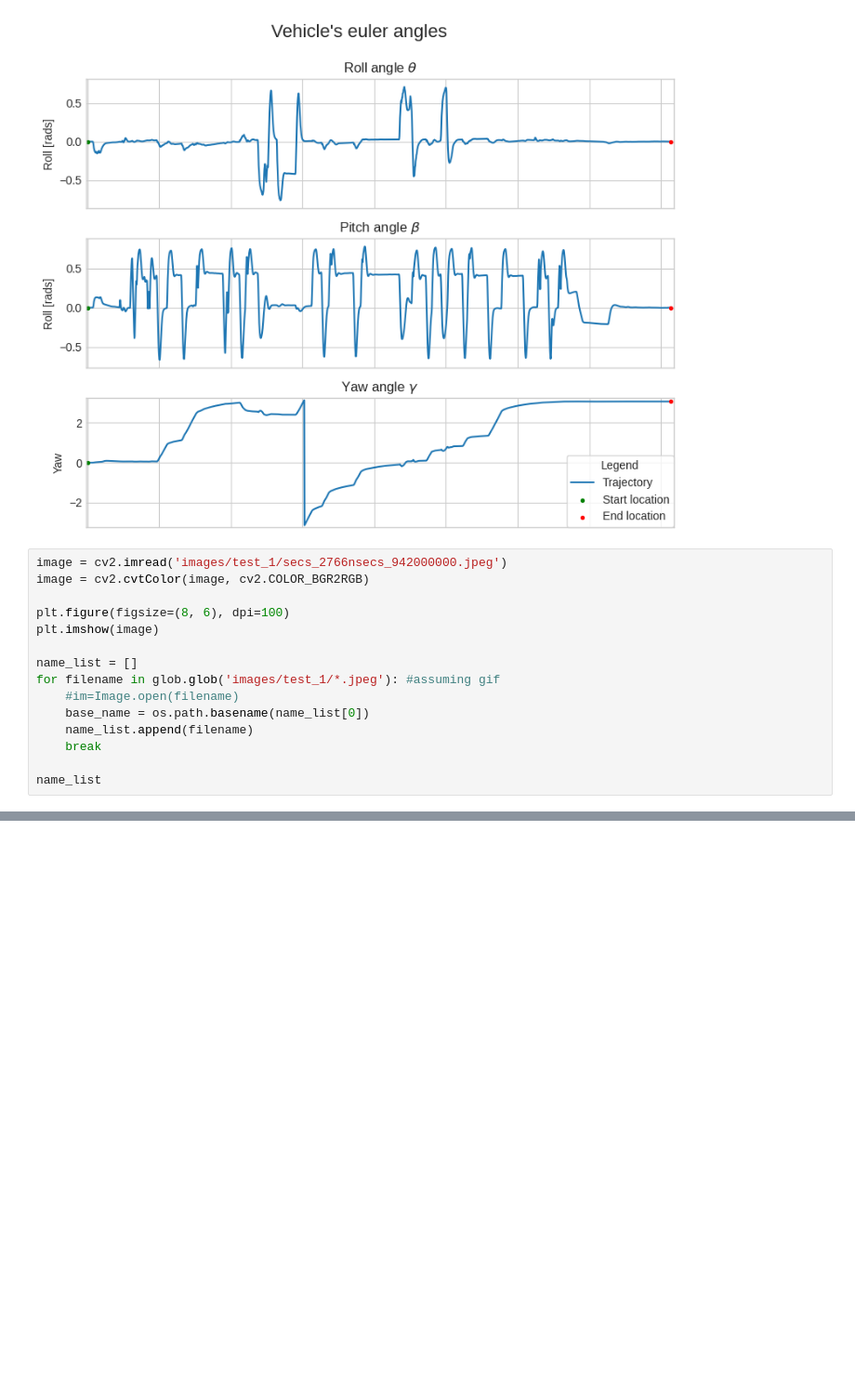
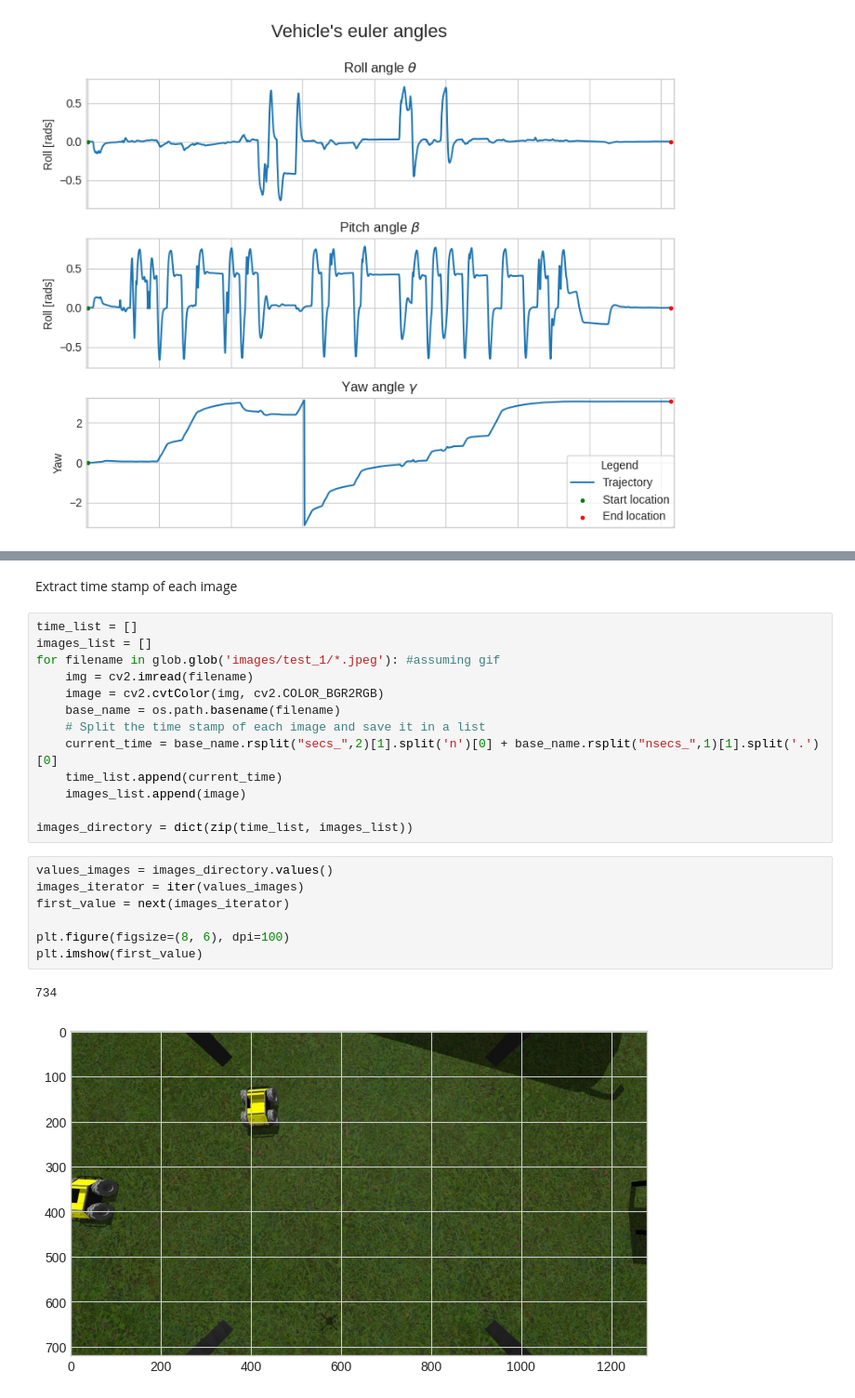
Before and after one commit to MikeS96/vio_quadrotor, a Jupyter notebook: VO.ipynb, the cells around one changed output, grey strips where cells are left out. Shown at 93% size. Saved outputs shown, nothing was run; the diff lists cells and outputs as text; blank space fills up the shorter version.

Commit message:
corrected typo in time stamp extraction

```diff
--- a/VO.ipynb
+++ b/VO.ipynb
@@ -407,18 +407,3 @@ def visualize_angles(rotations_df):
 visualize_angles(orientation)
 # %% [output]
 [figure]
-# %%
-image = cv2.imread('images/test_1/secs_2766nsecs_942000000.jpeg')
-image = cv2.cvtColor(image, cv2.COLOR_BGR2RGB)
-
-plt.figure(figsize=(8, 6), dpi=100)
-plt.imshow(image)
-
-name_list = []
-for filename in glob.glob('images/test_1/*.jpeg'): #assuming gif
-    #im=Image.open(filename)
-    base_name = os.path.basename(name_list[0])
-    name_list.append(filename)
-    break
-
-name_list
@@ -442,0 +410,25 @@ a
+# %% [markdown]
+Extract time stamp of each image
+# %%
+time_list = []
+images_list = []
+for filename in glob.glob('images/test_1/*.jpeg'): #assuming gif
+    img = cv2.imread(filename)
+    image = cv2.cvtColor(img, cv2.COLOR_BGR2RGB)
+    base_name = os.path.basename(filename)
+    # Split the time stamp of each image and save it in a list
+    current_time = base_name.rsplit("secs_",2)[1].split('n')[0] + base_name.rsplit("nsecs_",1)[1].split('.')[0]
+    time_list.append(current_time)
+    images_list.append(image)
+
+images_directory = dict(zip(time_list, images_list))
+# %%
+values_images = images_directory.values()
+images_iterator = iter(values_images)
+first_value = next(images_iterator)
+
+plt.figure(figsize=(8, 6), dpi=100)
+plt.imshow(first_value)
+# %% [output]
+734
+[figure, added]
```
Also changed, not shown: parts of 4 cells of this notebook.
